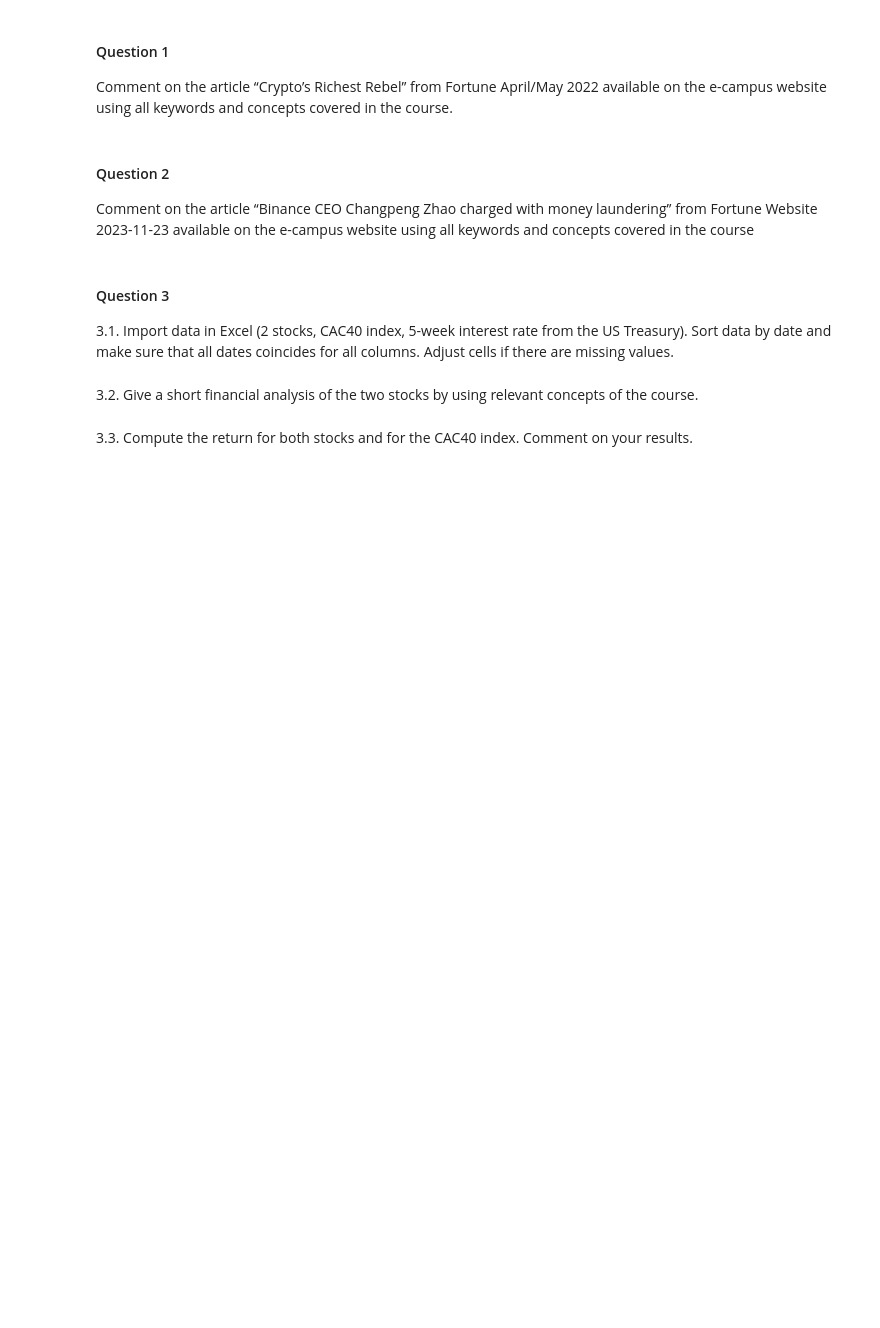
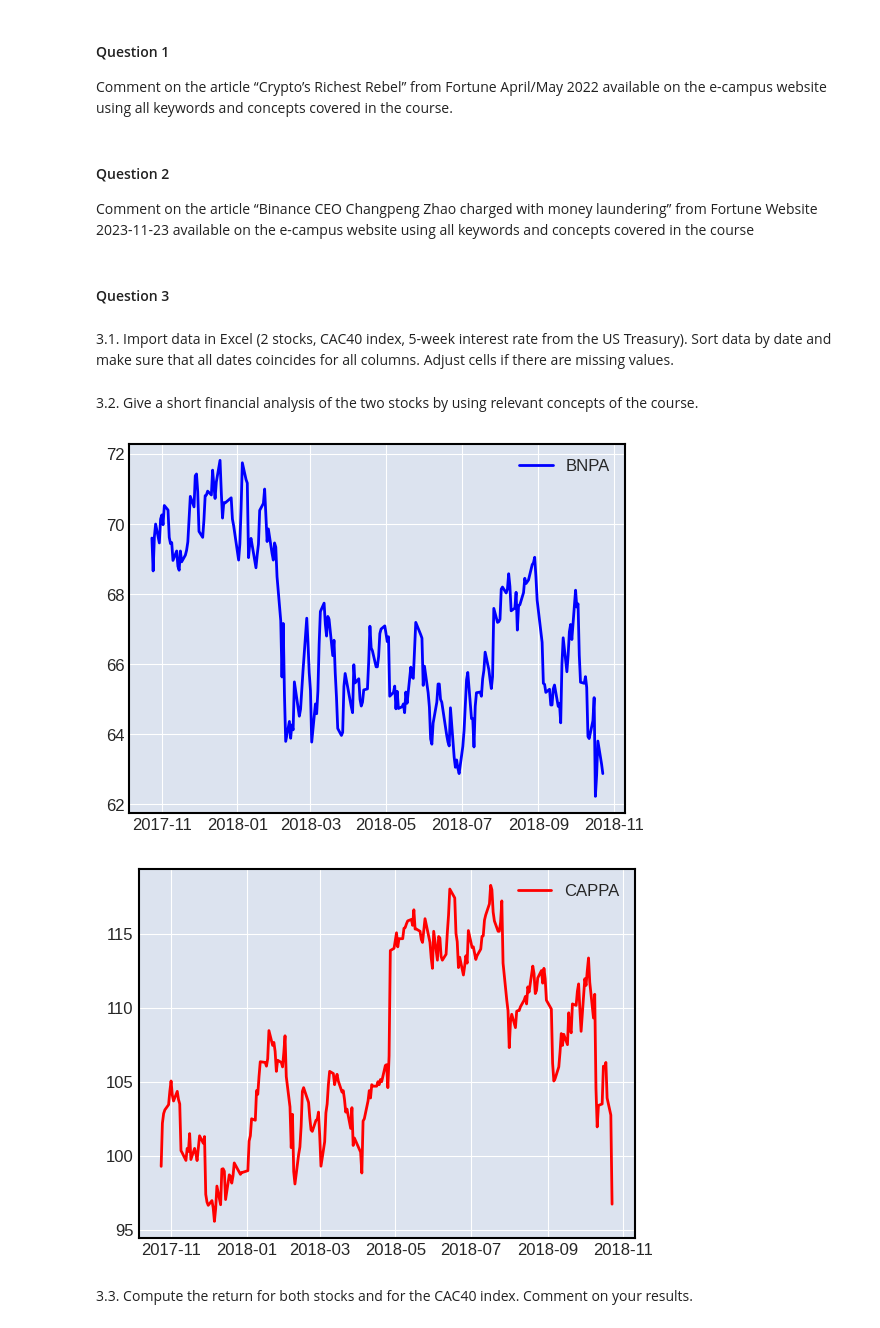
Before and after one commit to yurialvizi/mods205-digital-finance, a Jupyter notebook: project.ipynb, the cells around one changed output. Drawn from its saved outputs; the diff is of its cells as text; code cells hidden in the pictures; blank space fills up the shorter version.

```diff
--- a/project.ipynb
+++ b/project.ipynb
@@ -14,3 +14,5 @@ Comment on the article “Crypto’s Richest Rebel” from Fortune April/May 202
 # %% [markdown]
 #### Question 2
 Comment on the article “Binance CEO Changpeng Zhao charged with money laundering” from Fortune Website 2023-11-23 available on the e-campus website using all keywords and concepts covered in the course
+# %% [markdown]
+#### Question 3
@@ -17,3 +23,2 @@ Comment on the article “Binance CEO Changpeng Zhao charged with money launderi
 # %% [markdown]
-#### Question 3
 3.1. Import data in Excel (2 stocks, CAC40 index, 5-week interest rate from the US Treasury). Sort data by date and make sure that all dates coincides for all columns. Adjust cells if there are missing values.
@@ -20,5 +58,49 @@ Comment on the article “Binance CEO Changpeng Zhao charged with money launderi
 # %% [markdown]
 3.2. Give a short financial analysis of the two stocks by using relevant concepts of the course.
+# %%
+# import mplfinance as mpf
+
+# # Plot the candlestick chart for BNPA
+# mpf.plot(bnpa_df, type='candle', title='Stock Prices - BNPA')
+
+# plt.show()
+
+# # Plot the candlestick chart for CAPPA
+# mpf.plot(cappa_df, type='candle', title='Stock Prices - CAPPA')
+
+# # Show the plot
+# plt.show()
+
+# Plot the data from bnpa_df
+plt.plot(bnpa_df.index, bnpa_df['Close'], label='BNPA', color='blue')
+
+# Set the title, x-axis label, and y-axis label
+# plt.set_title('Stock Prices')
+# plt.set_xlabel('Date')
+# plt.set_ylabel('Close Price')
+
+# Add a legend
+plt.legend()
+
+# Show the plot
+plt.show()
+
+# Plot the data from cappa_df
+plt.plot(cappa_df.index, cappa_df['Close'], label='CAPPA', color='red')
+
+# Set the title, x-axis label, and y-axis label
+# plt.set_title('Stock Prices')
+# plt.set_xlabel('Date')
+# plt.set_ylabel('Close Price')
+
+# Add a legend
+plt.legend()
+
+# Show the plot
+plt.show()
+# %% [output]
+[figure, added]
+[figure, added]
 # %% [markdown]
 3.3. Compute the return for both stocks and for the CAC40 index. Comment on your results.
 # %% [markdown]
```
Also changed, not shown: parts of 2 cells of this notebook.
